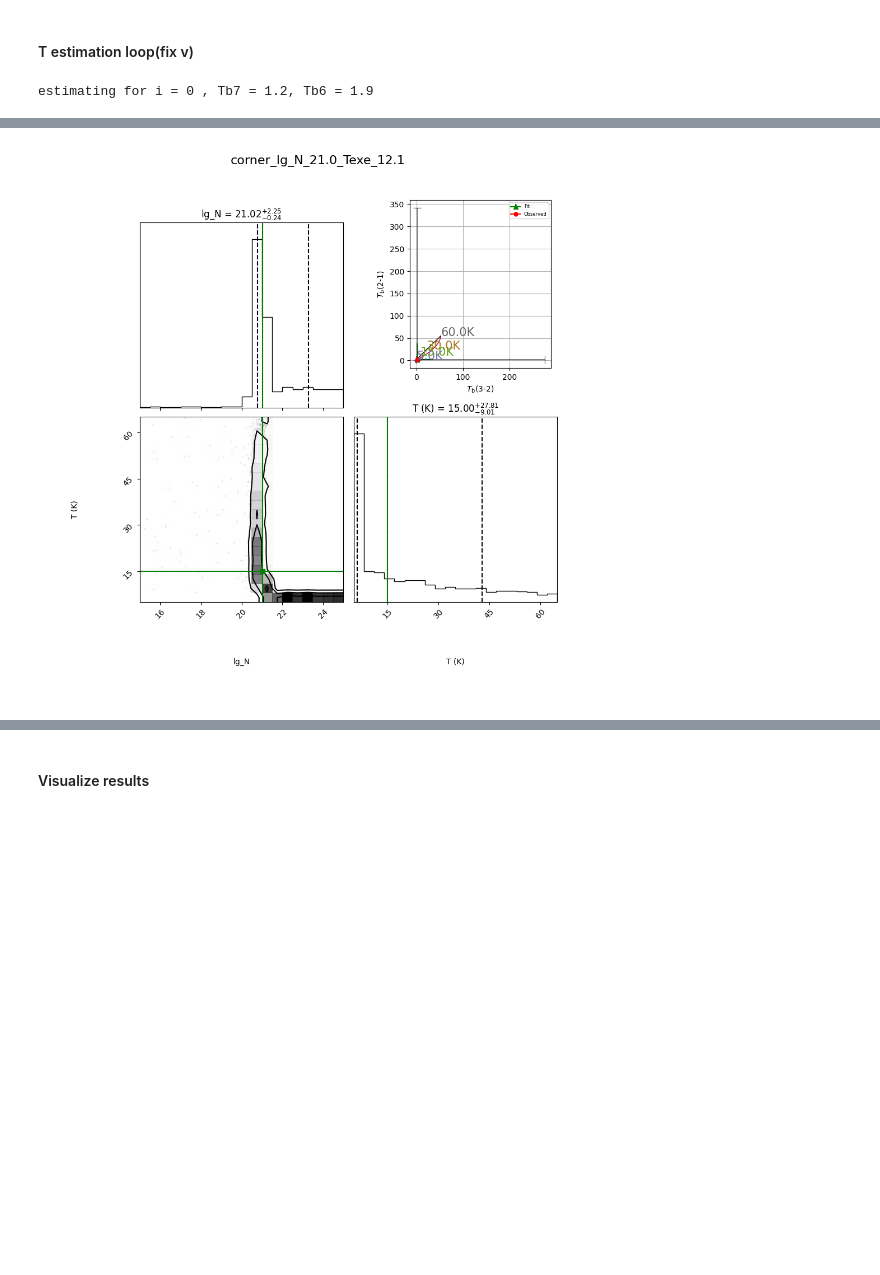
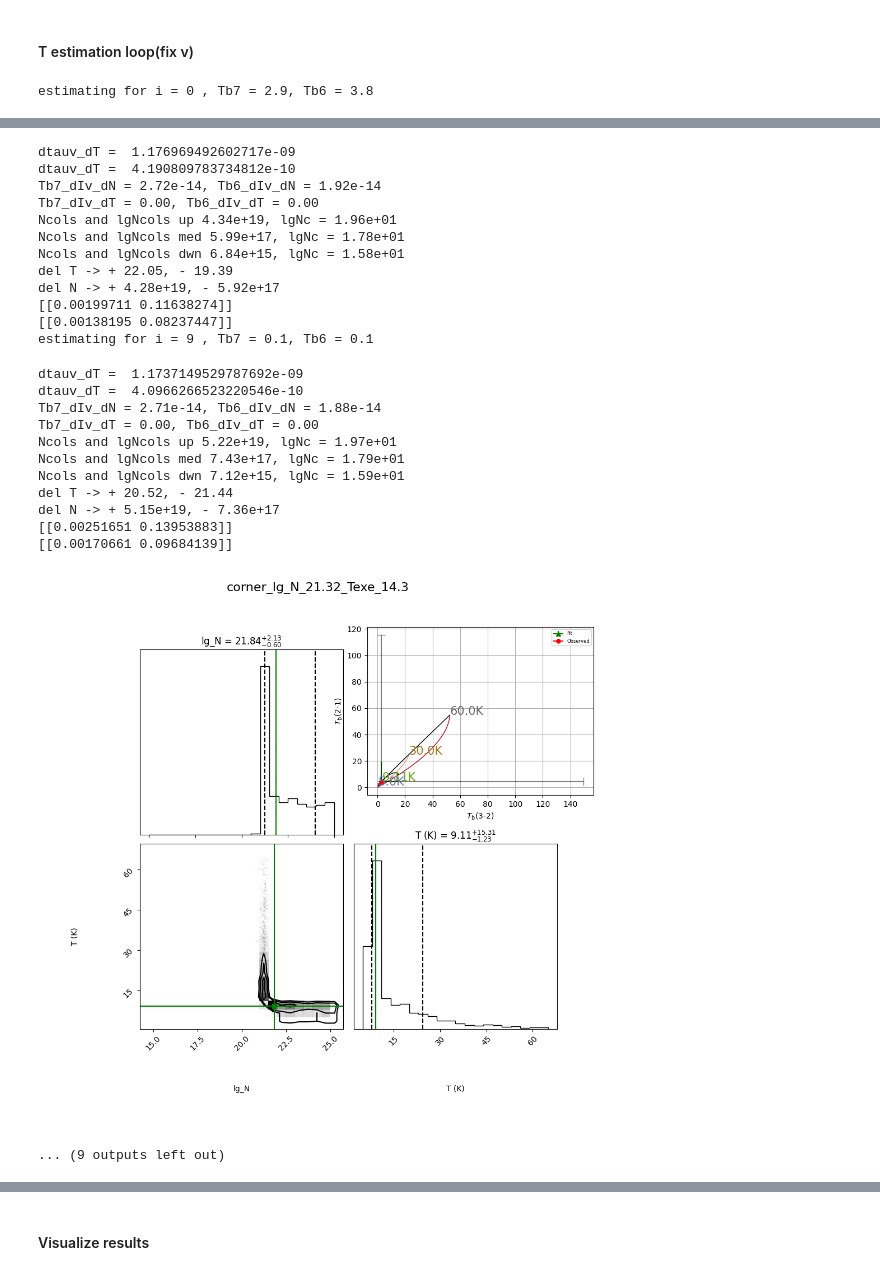
Before and after one commit to mihirtripathi97/LTEAnalysis, a Jupyter notebook: mcmc_estimator_tester.ipynb, the cells around one changed output, grey strips where cells are left out. Drawn from its saved outputs; the diff is of its cells as text; code cells hidden in the pictures; blank space fills up the shorter version.

```diff
--- a/mcmc_estimator_tester.ipynb
+++ b/mcmc_estimator_tester.ipynb
@@ -38,7 +38,7 @@ def get_lte_grid(model, Ncol:list=[1.e17], Texe:list=[15.], tb7:float=10., tb6:f
     dv =    [7417.8, 7417.8] #    [7417.8, 7417.8] [0.5, 0.5]
     Xconv = 1.e-7
 
-    fig, ax = model.makegrid(lines = 'c18o', J1 = 3, J2=2, Ncols = Ncols, Texes = Texes,
+    fig, ax = model.makegrid(lines = 'c18o', J1=3, J2=2, Ncols = Ncols, Texes = Texes,
                              delv = dv, Xconv = 1.e-7, fig = figure, ax = axes)
 
     Tb_7_pred = []
@@ -47,8 +47,10 @@ def get_lte_grid(model, Ncol:list=[1.e17], Texe:list=[15.], tb7:float=10., tb6:f
 
     for ni, nc in enumerate(Ncol):
         for ti, te in enumerate(Texe):
-            Tb_7_pred.append(model.get_intensity(line = 'c18o', Ju = 3, Ncol = nc, Tex =te, delv = dv[0], Xconv=1.e-7))
-            Tb_6_pred.append(model.get_intensity(line = 'c18o', Ju = 2, Ncol = nc, Tex = te, delv = dv[1], Xconv=1.e-7))
+            Tb_7_pred.append(model.get_intensity(line = 'c18o', Ju = 3, Ncol = nc,
+                                                  Tex = te, delv = dv[0], Xconv=1.e-7))
+            Tb_6_pred.append(model.get_intensity(line = 'c18o', Ju = 2, Ncol = nc,
+                                                  Tex = te, delv = dv[1], Xconv=1.e-7))
 
 
     # Get theoretical errors
@@ -109,15 +111,18 @@ def get_lte_grid(model, Ncol:list=[1.e17], Texe:list=[15.], tb7:float=10., tb6:f
     plt.legend(prop={'size': 6})
 
 
-    Tb_6_pred, Tb_6_err = Tb_6_pred[4],
+    Tb_6_pred, Tb_6_err = Tb_6_pred[4], [Tb_6_pred[2], Tb_6_pred[6]]
+    Tb_7_pred, Tb_7_err = Tb_7_pred[4], [Tb_7_pred[2], Tb_7_pred[6]]
 
-    return fig, ax, Tb_6_pred, Tb_7_pred
+    return fig, ax, (Tb_6_pred, Tb_6_err) , (Tb_7_pred, Tb_7_err)
 # %% [markdown]
 #### Generate the Data
 # %%
+op_dir_label = "mcmc_estimator_test"
+
 np.random.seed(41)
-lg_N = np.random.uniform(20, 24, 15)
-Texe = np.random.uniform(10, 40, 15)
+lg_N = np.random.normal(loc =  22, scale = 2.5, size = 10)
+Texe = np.random.normal(loc =  20, scale = 10., size = 10)
 
 # Initiate LTE model
 lte_model = LTEAnalysis()
@@ -149,6 +201,12 @@ Texe_lq_predicted = []
 Ncol_predicted = []
 Ncol_upq_predicted = []
 Ncol_lq_predicted = []
+
+Tb_7_predicts = []
+Tb_7_err_predicts = []
+Tb_6_predicts = []
+Tb_6_err_predicts = []
+
 
 plot_corner = True
 
@@ -160,7 +218,7 @@ T_bounds = [5.,65.]
 lg_n_init = np.random.uniform(lg_n_bounds[0], lg_n_bounds[-1])
 T_init = np.random.uniform(T_bounds[0],T_bounds[-1])
 
-op_dir_label = "mcmc_estimator_test"
+
 
 ctr = 0
 
@@ -174,7 +232,7 @@ for i, (tb7, tb6) in enumerate(zip(Tb7, Tb6)):
                                                 estimator='mcmc', initial_params = [lg_n_init, T_init],
                                                 bounds=(lg_n_bounds[0], lg_n_bounds[-1], T_bounds[0], T_bounds[-1]),
                                                 initial_scatter = 0.1, args= None,
-                                                nwalkers = 20, n_steps = 10000, burn_in = 2000, thin_by = 50, return_flat= True,
+                                                nwalkers = 20, n_steps = 5000, burn_in = 1000, thin_by = 50, return_flat= True,
                                                 intensity_model = lte_model, plot_chain = True,
                                                 r_v_info = [str(round(i,3)), str(round(i,2))],
                                                 chain_plot_path = os.path.join(os.path.abspath(os.getcwd()),"chains",op_dir_label),
@@ -207,10 +265,19 @@ for i, (tb7, tb6) in enumerate(zip(Tb7, Tb6)):
 
 
         ax = fig1.add_axes(rect = [0.45,0.6,0.68,0.3])
-        fig_lt, ax_lt, Tb_7_predictions, Tb_6_predictions = get_lte_grid(model=lte_model, Ncol=Ncol_qtls,
+        fig_lt, ax_lt, Tb_6_prediction, Tb_7_prediction = get_lte_grid(model=lte_model, Ncol=Ncol_qtls,
                                 Texe= T_qtls, tb7=tb7, tb6=tb6, figure = fig1,
                                 axes = ax)
 
+
+        Tb_6_predicts.append(Tb_6_prediction[0])
+        Tb_6_err_predicts.append(Tb_6_prediction[1])
+
+        Tb_7_predicts.append(Tb_7_prediction[0])
+        Tb_7_err_predicts.append(Tb_7_prediction[1])
+
+
+        # fig_lt, ax_lt, Tb_7_predictions, Tb_6_predictions
         fig1.suptitle('corner_lg_N_'+str(round(lg_N[i],2))+'_Texe_'+str(round(Texe[i],1)), fontsize=16)
         fig1.subplots_adjust(top=0.86)
         figname = str(ctr) + '_corner_r_'+str(round(i,2))+'_v_'+str(round(i,2))+'.jpg'
@@ -227,4 +294,4 @@ for i, (tb7, tb6) in enumerate(zip(Tb7, Tb6)):
 
     ctr = ctr+1
 # %% [output]
-estimating for i = 0 , Tb7 = 1.2, Tb6 = 1.9
+estimating for i = 0 , Tb7 = 2.9, Tb6 = 3.8
@@ -244,4 +394,28 @@ KeyboardInterrupt:
+dtauv_dT =  1.176969492602717e-09
+dtauv_dT =  4.190809783734812e-10
+Tb7_dIv_dN = 2.72e-14, Tb6_dIv_dN = 1.92e-14
+Tb7_dIv_dT = 0.00, Tb6_dIv_dT = 0.00
+Ncols and lgNcols up 4.34e+19, lgNc = 1.96e+01
+Ncols and lgNcols med 5.99e+17, lgNc = 1.78e+01
+Ncols and lgNcols dwn 6.84e+15, lgNc = 1.58e+01
+del T -> + 22.05, - 19.39
+del N -> + 4.28e+19, - 5.92e+17
+[[0.00199711 0.11638274]]
+[[0.00138195 0.08237447]]
+estimating for i = 9 , Tb7 = 0.1, Tb6 = 0.1
+dtauv_dT =  1.1737149529787692e-09
+dtauv_dT =  4.0966266523220546e-10
+Tb7_dIv_dN = 2.71e-14, Tb6_dIv_dN = 1.88e-14
+Tb7_dIv_dT = 0.00, Tb6_dIv_dT = 0.00
+Ncols and lgNcols up 5.22e+19, lgNc = 1.97e+01
+Ncols and lgNcols med 7.43e+17, lgNc = 1.79e+01
+Ncols and lgNcols dwn 7.12e+15, lgNc = 1.59e+01
+del T -> + 20.52, - 21.44
+del N -> + 5.15e+19, - 7.36e+17
+[[0.00251651 0.13953883]]
+[[0.00170661 0.09684139]]
-[figure, old version]
+[figure, new version]
+... (9 outputs left out)
 # %%
 # Calculate errorbars
 
```
Also changed, not shown: parts of 5 cells of this notebook, 40 other files.
